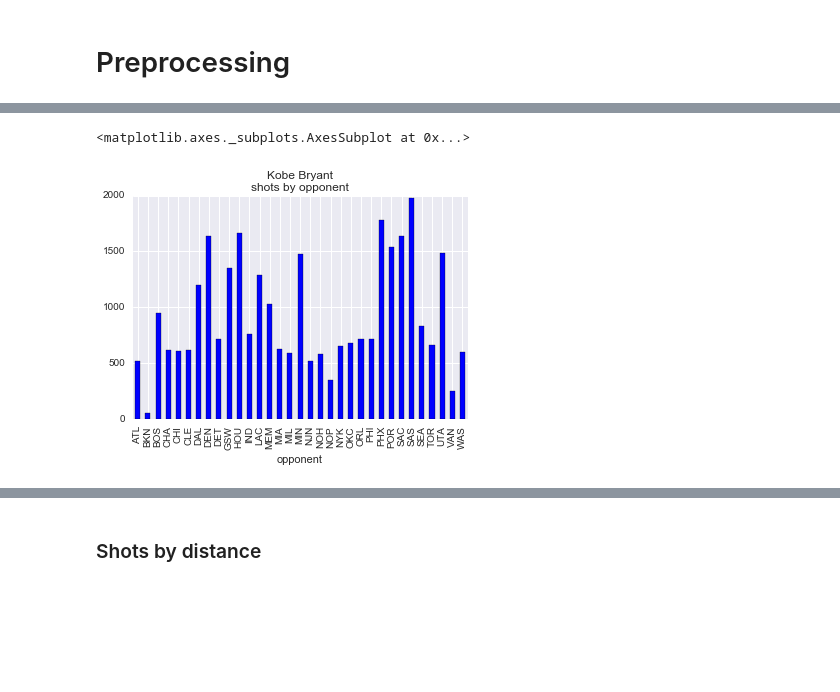
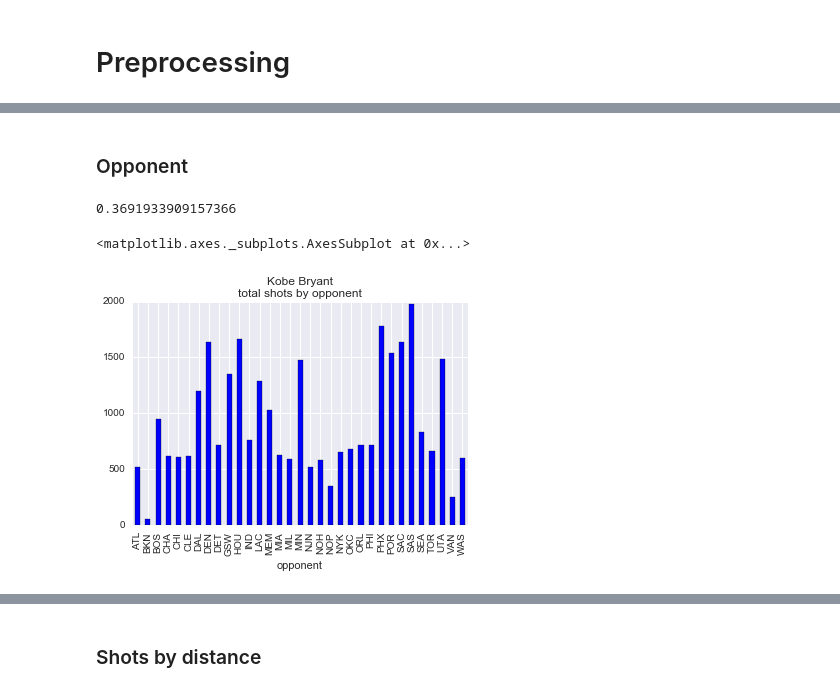
Before and after one commit to joaopcoelho/kobe-shots, a Jupyter notebook: kobe.ipynb, the cells around one changed output, grey strips where cells are left out. Cells and saved outputs as stored; diff of their text form; code cells hidden in the pictures; blank space fills up the shorter version.

```diff
--- a/kobe.ipynb
+++ b/kobe.ipynb
@@ -73,2 +91,4 @@ test_data = test_data[np.isfinite(test_data['shot_made_flag'])]
+# %% [markdown]
+### Opponent
 # %%
 total_shots = pd.pivot_table(data, index="opponent", values="shot_id", aggfunc='count')
@@ -75,5 +99,9 @@ total_shots = pd.pivot_table(data, index="opponent", values="shot_id", aggfunc='
+# %%
+accuracy.mean()
+# %% [output]
+0.3691933909157366
 # %%
-total_shots.plot.bar(title='Kobe Bryant\nshots by opponent')
+total_shots.plot.bar(title='Kobe Bryant\ntotal shots by opponent')
 # %% [output]
 <matplotlib.axes._subplots.AxesSubplot at 0x...>
-[figure, old version]
+[figure, new version]
```
Also changed, not shown: parts of 34 cells of this notebook, 2 other files.
